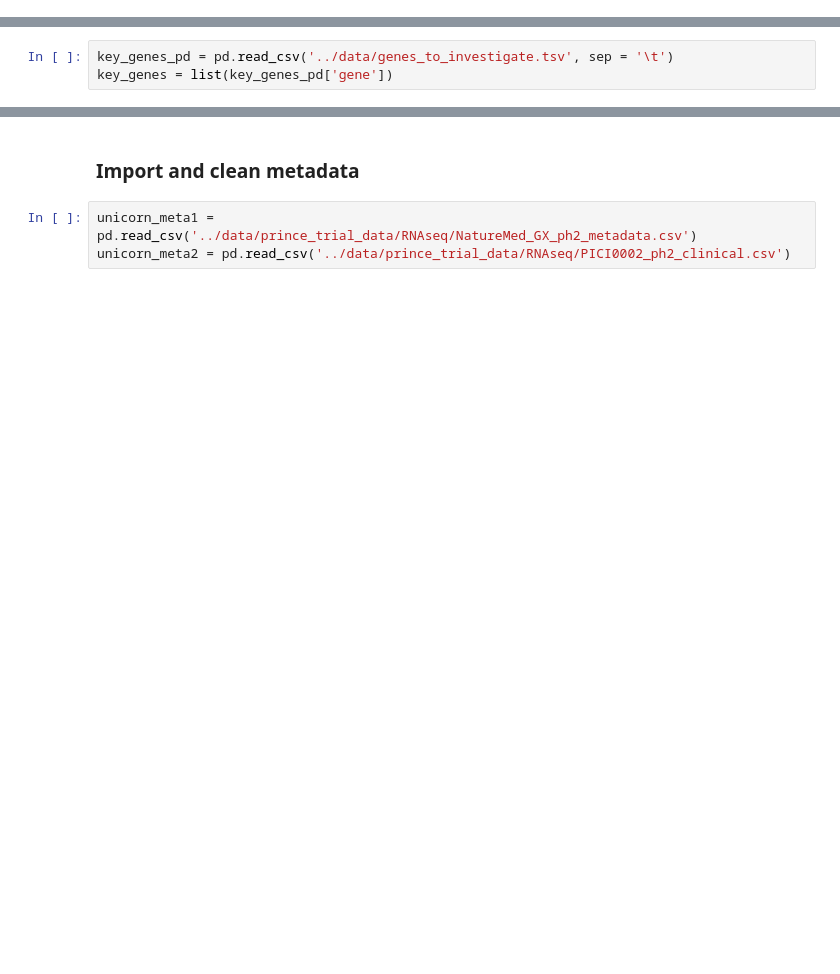
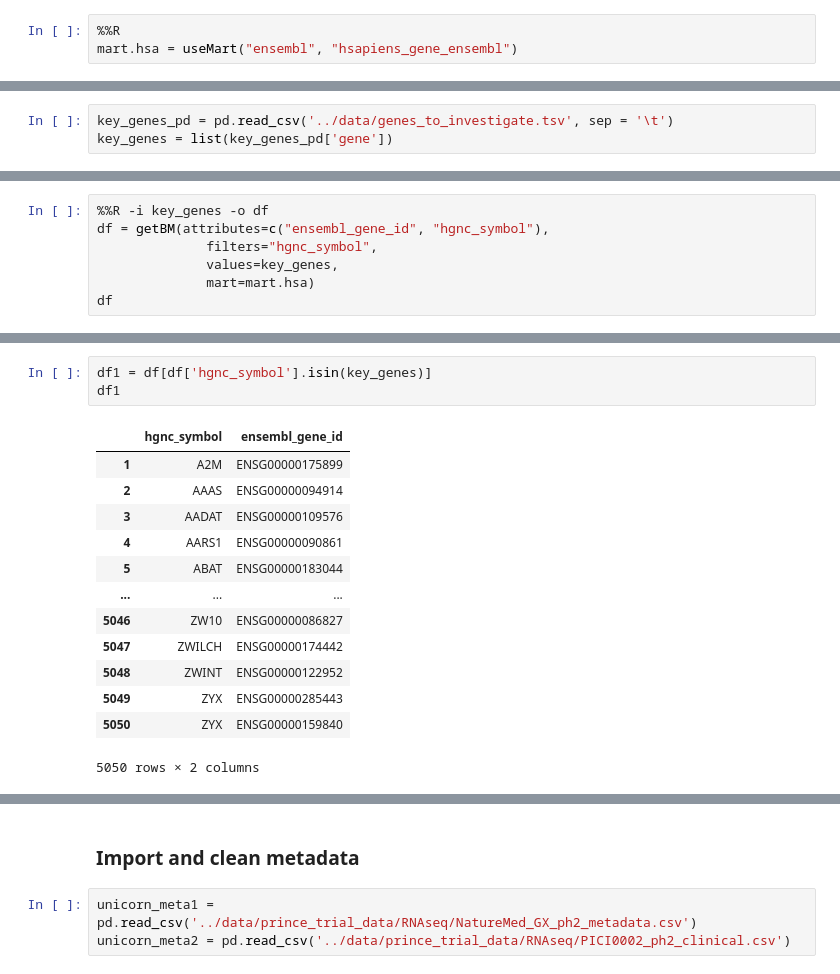
Before and after one commit to cguccione/PDAC_patient_stratification, a Jupyter notebook: jupyter_notebooks/DataClean.ipynb, the cells around one changed output, grey strips where cells are left out. Drawn from its saved outputs; the diff is of its cells as text; blank space fills up the shorter version.

```diff
--- a/jupyter_notebooks/DataClean.ipynb
+++ b/jupyter_notebooks/DataClean.ipynb
@@ -6,0 +14,3 @@ import pandas as pd
+# %%
+%%R
+mart.hsa = useMart("ensembl", "hsapiens_gene_ensembl")
@@ -9,0 +26,7 @@ key_genes = list(key_genes_pd['gene'])
+# %%
+%%R -i key_genes -o df
+df = getBM(attributes=c("ensembl_gene_id", "hgnc_symbol"),
+              filters="hgnc_symbol",
+              values=key_genes,
+              mart=mart.hsa)
+df
@@ -9,0 +51,17 @@ key_genes = list(key_genes_pd['gene'])
+# %%
+df1 = df[df['hgnc_symbol'].isin(key_genes)]
+df1
+# %% [output]
+|  | hgnc_symbol | ensembl_gene_id |
+| 1 | A2M | ENSG00000175899 |
+| 2 | AAAS | ENSG00000094914 |
+| 3 | AADAT | ENSG00000109576 |
+| 4 | AARS1 | ENSG00000090861 |
+| 5 | ABAT | ENSG00000183044 |
+| ... | ... | ... |
+| 5046 | ZW10 | ENSG00000086827 |
+| 5047 | ZWILCH | ENSG00000174442 |
+| 5048 | ZWINT | ENSG00000122952 |
+| 5049 | ZYX | ENSG00000285443 |
+| 5050 | ZYX | ENSG00000159840 |
+5050 rows × 2 columns
```
Also changed, not shown: parts of 21 cells of this notebook, 2 other files.
